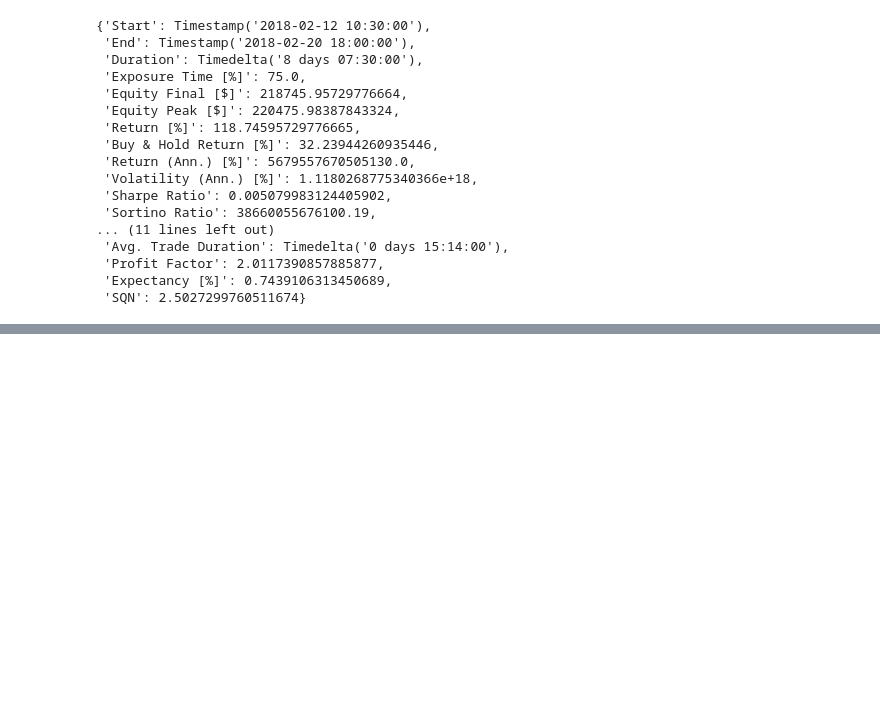
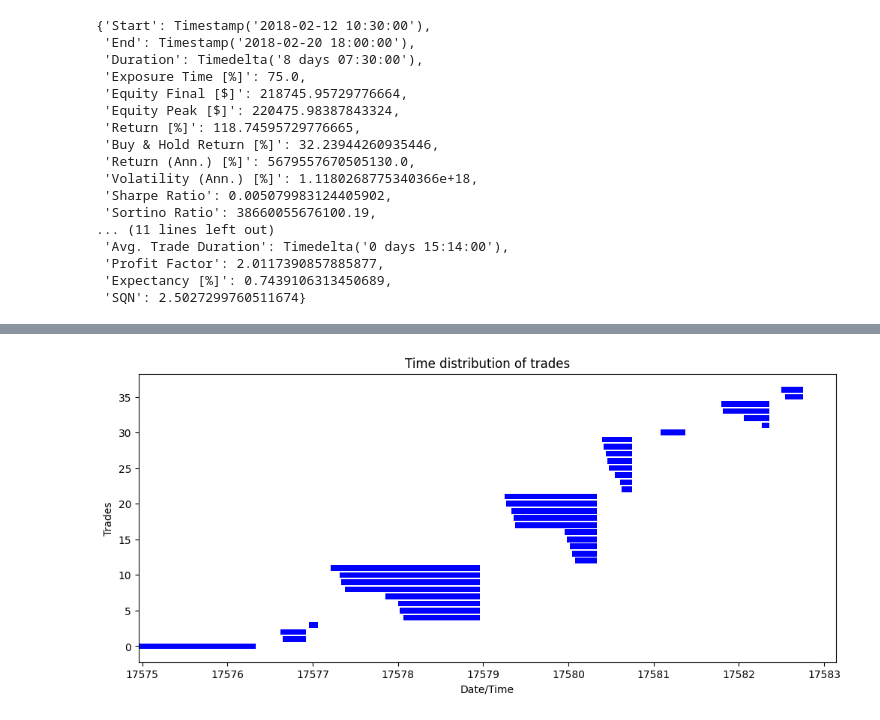
Before and after one commit to lcsrodriguez/cryptotrading, a Jupyter notebook: notebooks/bitcoin_trading.ipynb, the cells around one changed output, grey strips where cells are left out. Saved outputs shown, nothing was run; the diff lists cells and outputs as text; code cells hidden in the pictures; blank space fills up the shorter version.

```diff
--- a/notebooks/bitcoin_trading.ipynb
+++ b/notebooks/bitcoin_trading.ipynb
@@ -826,0 +808,11 @@ bt_trades
+# %%
+# Construction of time distribution of the trades (as a Gantt chart)
+gantt = bt_trades[["EntryTime", "Duration"]]
+# %%
+# Plotting the time distribution of the trades
+_ = plt.barh(gantt.index, gantt["Duration"], left=gantt["EntryTime"])
+_ = plt.title("Time distribution of trades")
+_ = plt.xlabel("Date/Time")
+_ = plt.ylabel("Trades")
+# %% [output]
+[figure, added]
```
Also changed, not shown: parts of 15 cells of this notebook, 2 other files.
